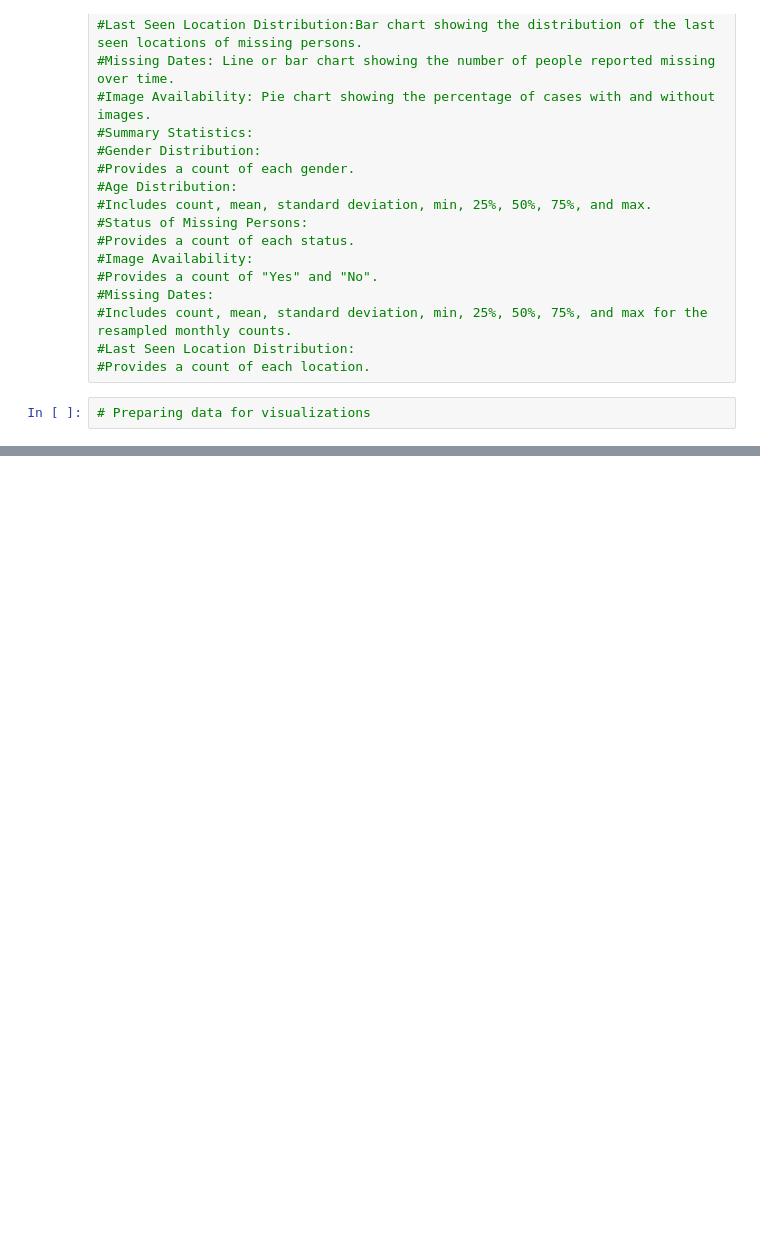
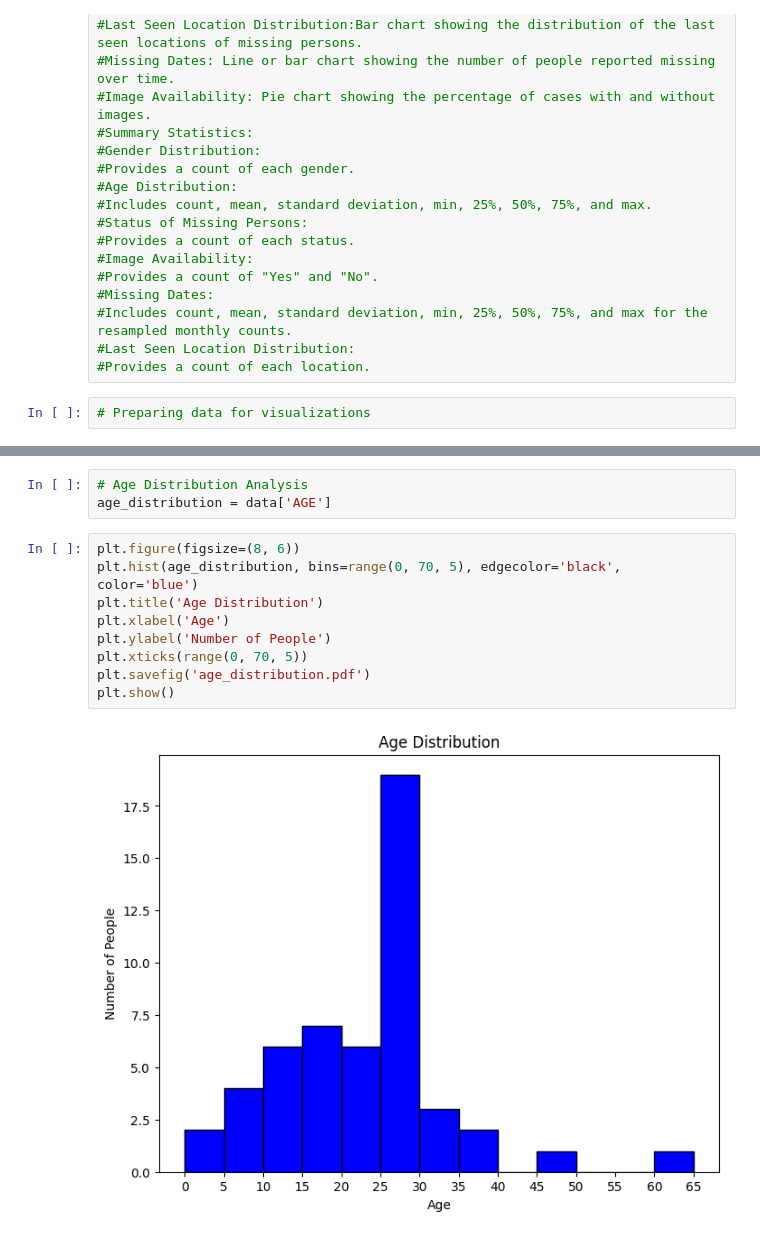
Before and after one commit to kumbi-the-peoples-baraza/Kumbi-Trace-Missing-Data-Analysis, a Jupyter notebook: Kumbi Trace Missing Data Analysis.ipynb, the cells around one changed output, grey strips where cells are left out. Drawn from its saved outputs; the diff is of its cells as text; blank space fills up the shorter version.

```diff
--- a/Kumbi Trace Missing Data Analysis.ipynb
+++ b/Kumbi Trace Missing Data Analysis.ipynb
@@ -250,0 +154,14 @@ Name: count, dtype: float64
+# %%
+# Age Distribution Analysis
+age_distribution = data['AGE']
+# %%
+plt.figure(figsize=(8, 6))
+plt.hist(age_distribution, bins=range(0, 70, 5), edgecolor='black', color='blue')
+plt.title('Age Distribution')
+plt.xlabel('Age')
+plt.ylabel('Number of People')
+plt.xticks(range(0, 70, 5))
+plt.savefig('age_distribution.pdf')
+plt.show()
+# %% [output]
+[figure, added]
```
Also changed, not shown: parts of 57 cells of this notebook, 6 other files.
